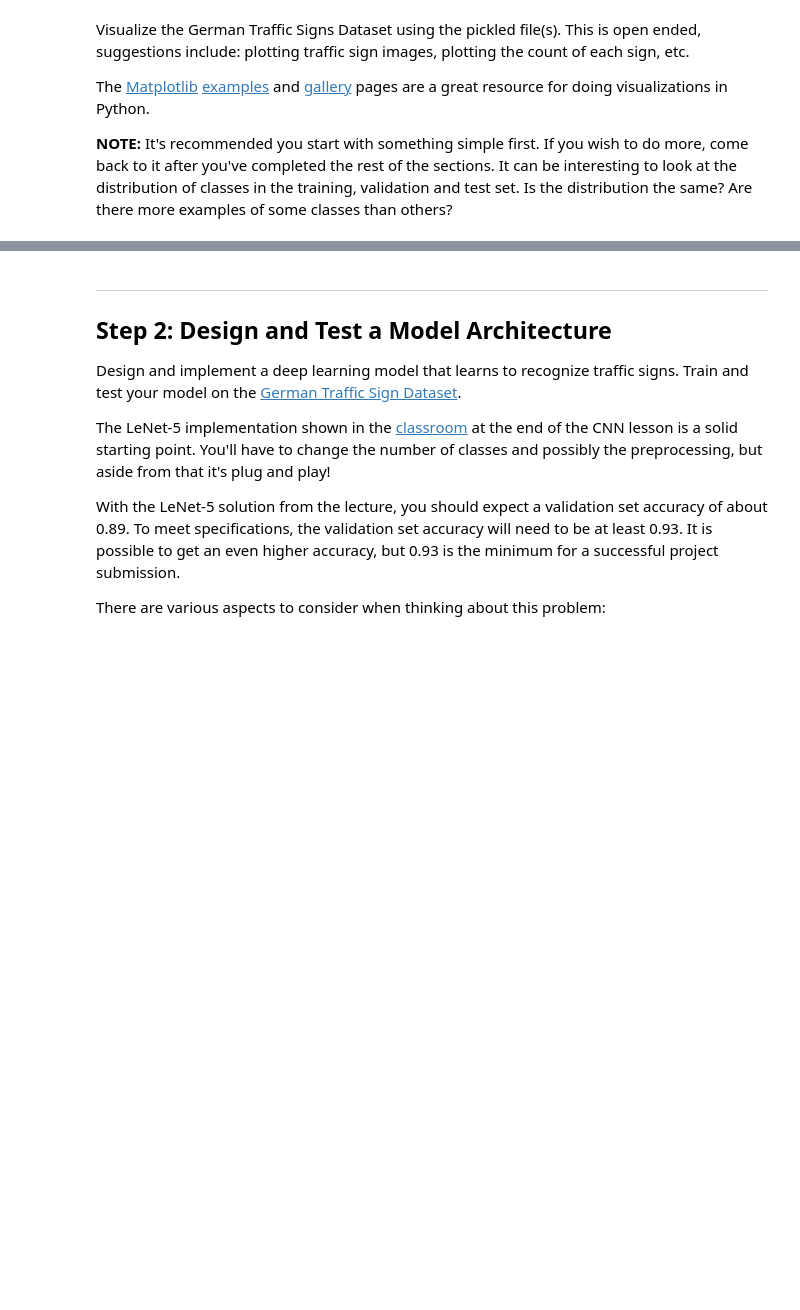
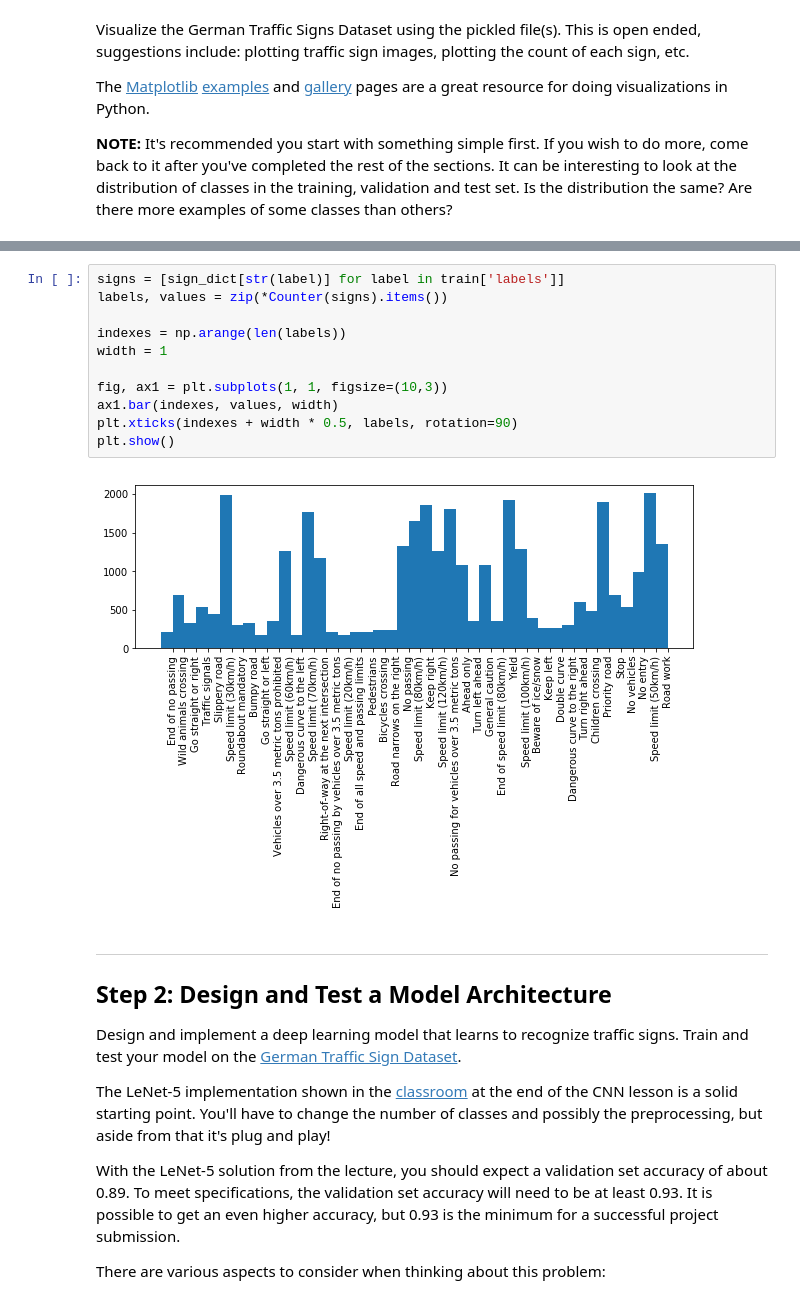
Before and after one commit to markmisener/udacity-self-driving-car-engineer, a Jupyter notebook: p3-traffic-sign-classifier/Traffic_Sign_Classifier.ipynb, the cells around one changed output, grey strips where cells are left out. Saved outputs shown, nothing was run; the diff lists cells and outputs as text; blank space fills up the shorter version.

```diff
--- a/p3-traffic-sign-classifier/Traffic_Sign_Classifier.ipynb
+++ b/p3-traffic-sign-classifier/Traffic_Sign_Classifier.ipynb
@@ -100,3 +124,16 @@ from random import randint
+# %%
+signs = [sign_dict[str(label)] for label in train['labels']]
+labels, values = zip(*Counter(signs).items())
+
+indexes = np.arange(len(labels))
+width = 1
+
+fig, ax1 = plt.subplots(1, 1, figsize=(10,3))
+ax1.bar(indexes, values, width)
+plt.xticks(indexes + width * 0.5, labels, rotation=90)
+plt.show()
+# %% [output]
+[figure, added]
 # %% [markdown]
 ----
 
```
Also changed, not shown: parts of 8 cells of this notebook, 2 other files.
